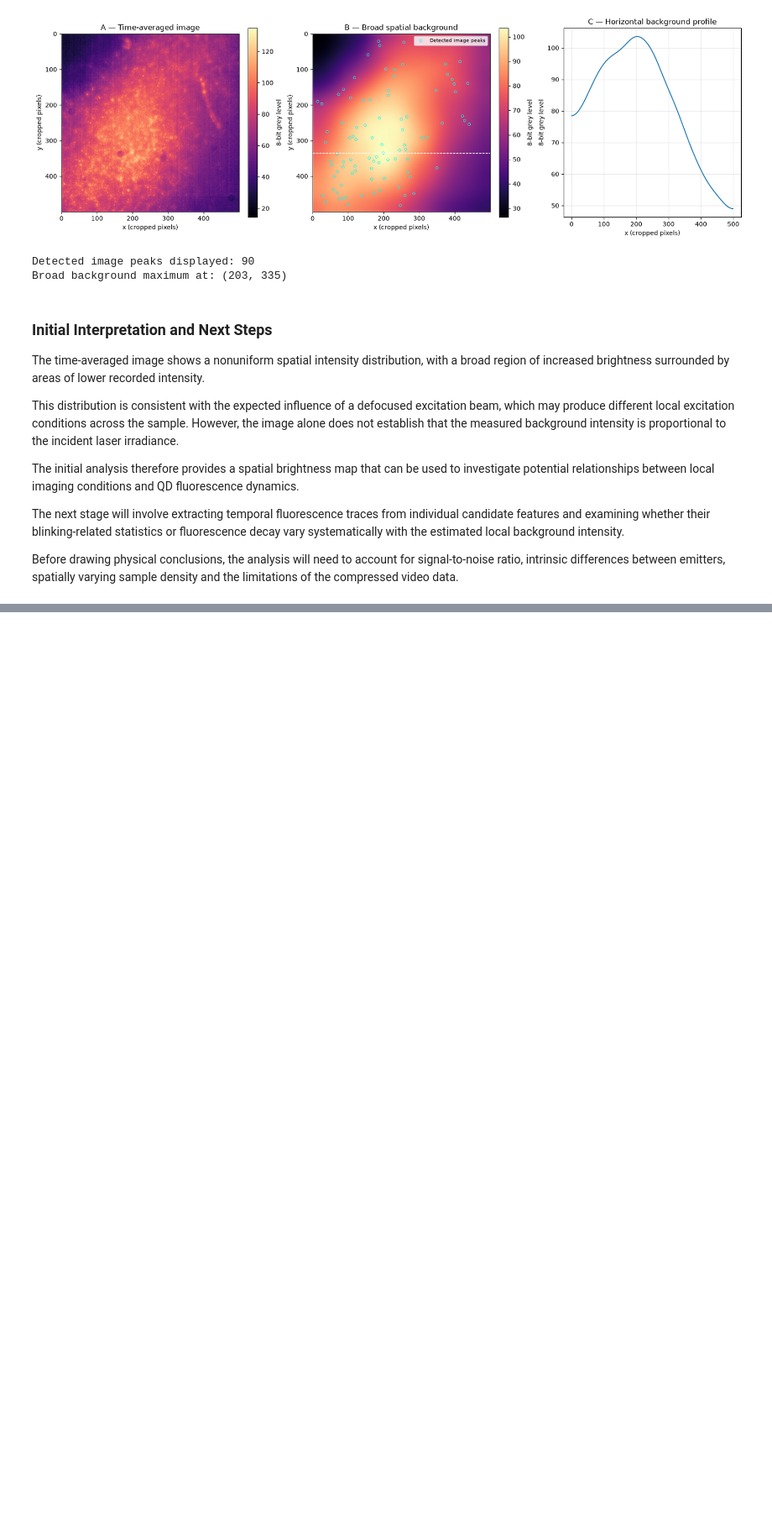
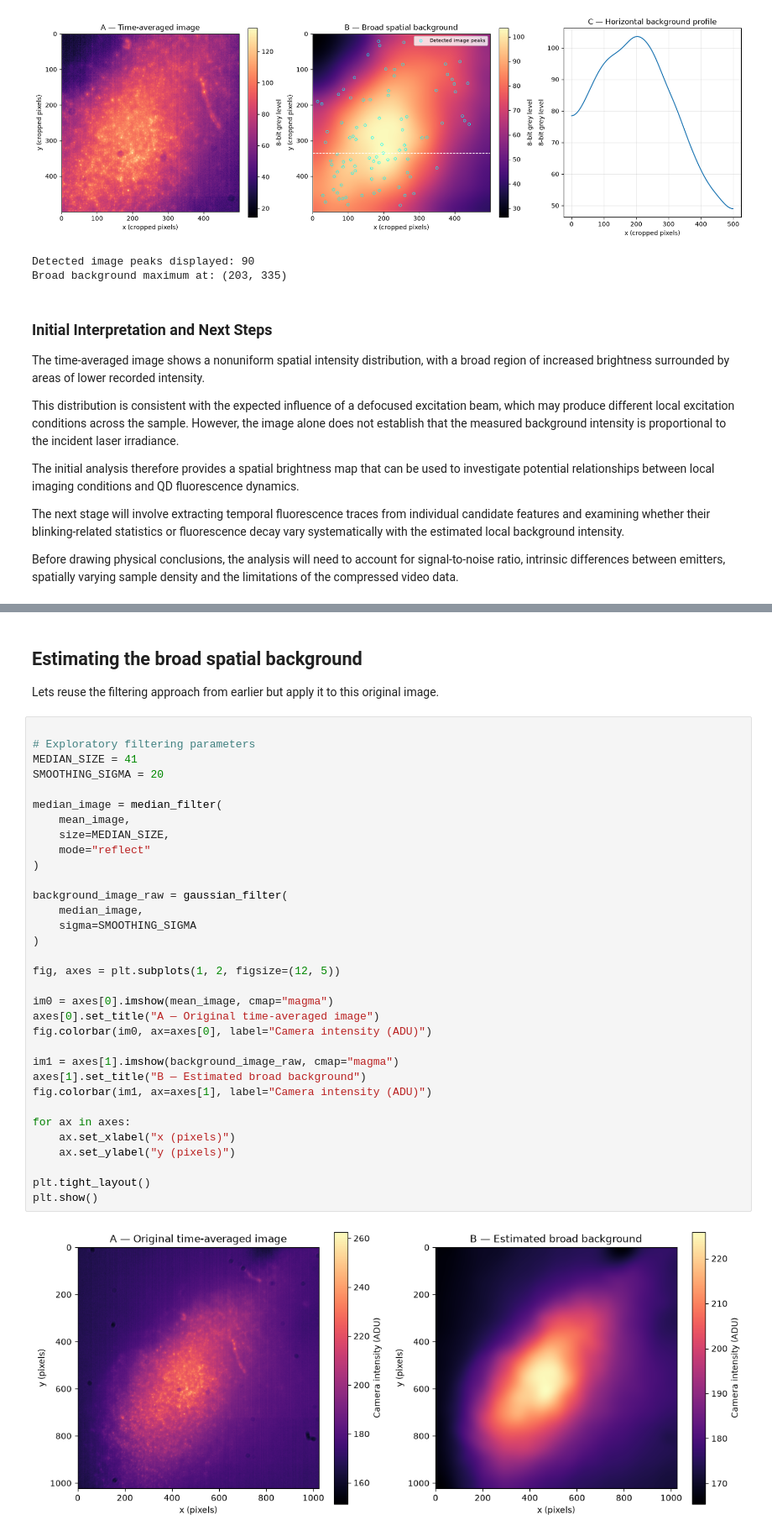
Before and after one commit to will3t/WT_MastersRepo, a Jupyter notebook: qd_blinking_supplementary_code/exploratory_analysis.ipynb, the cells around one changed output, grey strips where cells are left out. Shown at 84% size. Cells and saved outputs as stored; diff of their text form; blank space fills up the shorter version.

```diff
--- a/qd_blinking_supplementary_code/exploratory_analysis.ipynb
+++ b/qd_blinking_supplementary_code/exploratory_analysis.ipynb
@@ -534,0 +596,38 @@ Before drawing physical conclusions, the analysis will need to account for signa
+# %% [markdown]
+## Estimating the broad spatial background ##
+Lets reuse the filtering approach from earlier but apply it to this original image.
+# %%
+
+# Exploratory filtering parameters
+MEDIAN_SIZE = 41
+SMOOTHING_SIGMA = 20
+
+median_image = median_filter(
+    mean_image,
+    size=MEDIAN_SIZE,
+    mode="reflect"
+)
+
+background_image_raw = gaussian_filter(
+    median_image,
+    sigma=SMOOTHING_SIGMA
+)
+
+fig, axes = plt.subplots(1, 2, figsize=(12, 5))
+
+im0 = axes[0].imshow(mean_image, cmap="magma")
+axes[0].set_title("A — Original time-averaged image")
+fig.colorbar(im0, ax=axes[0], label="Camera intensity (ADU)")
+
+im1 = axes[1].imshow(background_image_raw, cmap="magma")
+axes[1].set_title("B — Estimated broad background")
+fig.colorbar(im1, ax=axes[1], label="Camera intensity (ADU)")
+
+for ax in axes:
+    ax.set_xlabel("x (pixels)")
+    ax.set_ylabel("y (pixels)")
+
+plt.tight_layout()
+plt.show()
+# %% [output]
+[figure, added]
```
Also changed, not shown: parts of 17 cells of this notebook.
